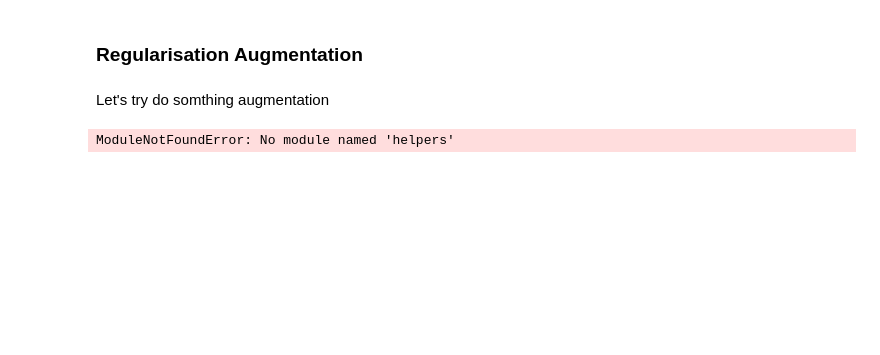
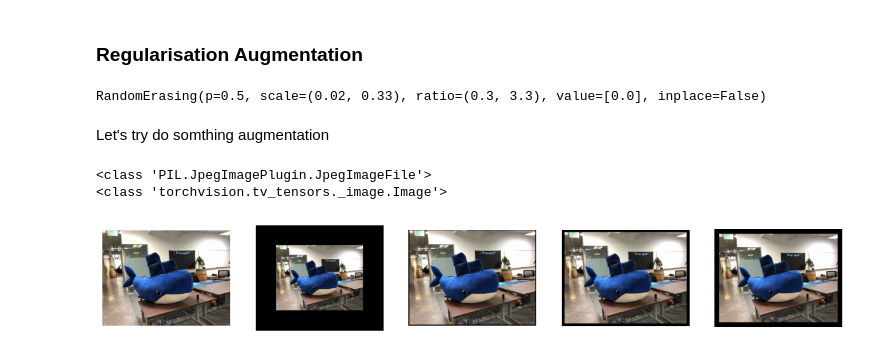
Before and after one commit to spare1the1governor/PyTorch-study-2026, a Jupyter notebook: day2.ipynb, the cells around one changed output. Cells and saved outputs as stored; diff of their text form; code cells hidden in the pictures; blank space fills up the shorter version.

```diff
--- a/day2.ipynb
+++ b/day2.ipynb
@@ -52,22 +56,33 @@ v2.RandomAutocontrast(p=0.5)
 ### Regularisation  Augmentation
 # %%
 v2.RandomErasing(p=0.5)        # случайно затирает прямоугольник
-v2.RandomMixup(alpha=0.2)      # смешивает два изображения
-v2.RandomCutmix(alpha=1.0)     # вырезает и вставляет кусок из другого
+# v2.RandomMixup(alpha=0.2)      # смешивает два изображения
+# v2.RandomCutmix(alpha=1.0)     # вырезает и вставляет кусок из другого
+# %% [output]
+RandomErasing(p=0.5, scale=(0.02, 0.33), ratio=(0.3, 3.3), value=[0.0], inplace=False)
 # %% [markdown]
 Let's try do somthing augmentation
 # %%
-
-
 plt.rcParams["savefig.bbox"] = 'tight'
 
 # if you change the seed, make sure that the randomly-applied transforms
 # properly show that the image can be both transformed and *not* transformed!
 torch.manual_seed(0)
 
-# If you're trying to run that on Colab, you can download the assets and the
-# helpers from https://github.com/pytorch/vision/tree/main/gallery/
-from helpers import plot
 orig_img = Image.open('baleine.jpg')
+transform = v2.ToImage()
+transf_img = transform(orig_img)
+print(type((orig_img)))
+print(type((transf_img)))
 # %% [output]
-ModuleNotFoundError: No module named 'helpers'
+<class 'PIL.JpegImagePlugin.JpegImageFile'>
+<class 'torchvision.tv_tensors._image.Image'>
+# %%
+padded_imgs = [v2.Pad(padding=padding)(transf_img) for padding in (300, 10, 30, 50)]
+fig, axes = plt.subplots(1, 5, figsize=(15, 3))
+for ax, img in zip(axes, [transf_img] + padded_imgs):
+    ax.imshow(img.permute(1, 2, 0))  # C,H,W → H,W,C для matplotlib
+    ax.axis('off')
+plt.show()
+# %% [output]
+[figure, added]
```
Also changed, not shown: parts of 8 cells of this notebook.
